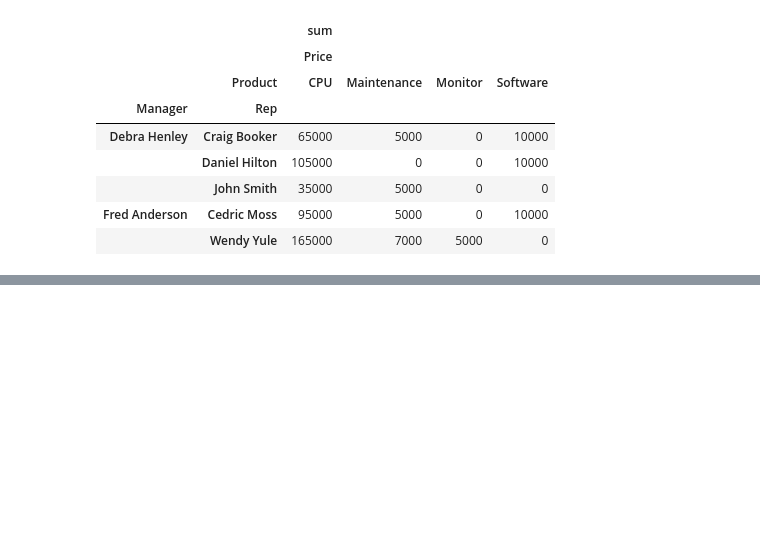
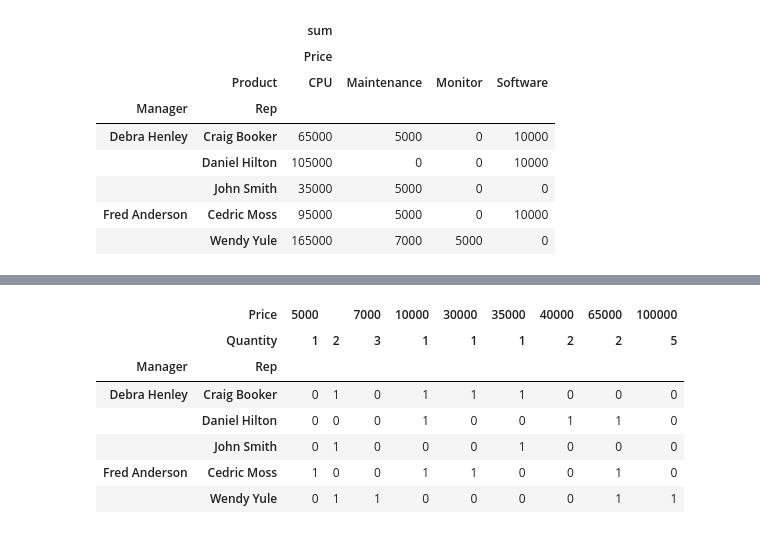
Before and after one commit to one-gidung/T_ACADEMY_ASAC, a Jupyter notebook: 6. EDA 및 전처리/pivot.ipynb, the cells around one changed output, grey strips where cells are left out. Cells and saved outputs as stored; diff of their text form; code cells hidden in the pictures; blank space fills up the shorter version.

```diff
--- a/6. EDA 및 전처리/pivot.ipynb
+++ b/6. EDA 및 전처리/pivot.ipynb
@@ -204,0 +257,11 @@ pd.pivot_table(data, index=["Manager","Rep"],
+# %%
+pd.crosstab([data["Manager"], data["Rep"]], [data["Price"], data["Quantity"]])
+# %% [output]
+|  | Price | 5000 |  | 7000 | 10000 | 30000 | 35000 | 40000 | 65000 | 100000 |
+|  | Quantity | 1 | 2 | 3 | 1 | 1 | 1 | 2 | 2 | 5 |
+| Manager | Rep |  |  |  |  |  |  |  |  |  |
+| Debra Henley | Craig Booker | 0 | 1 | 0 | 1 | 1 | 1 | 0 | 0 | 0 |
+|  | Daniel Hilton | 0 | 0 | 0 | 1 | 0 | 0 | 1 | 1 | 0 |
+|  | John Smith | 0 | 1 | 0 | 0 | 0 | 1 | 0 | 0 | 0 |
+| Fred Anderson | Cedric Moss | 1 | 0 | 0 | 1 | 1 | 0 | 0 | 1 | 0 |
+|  | Wendy Yule | 0 | 1 | 1 | 0 | 0 | 0 | 0 | 1 | 1 |
```
Also changed, not shown: parts of 8 cells of this notebook, 2 other files.
